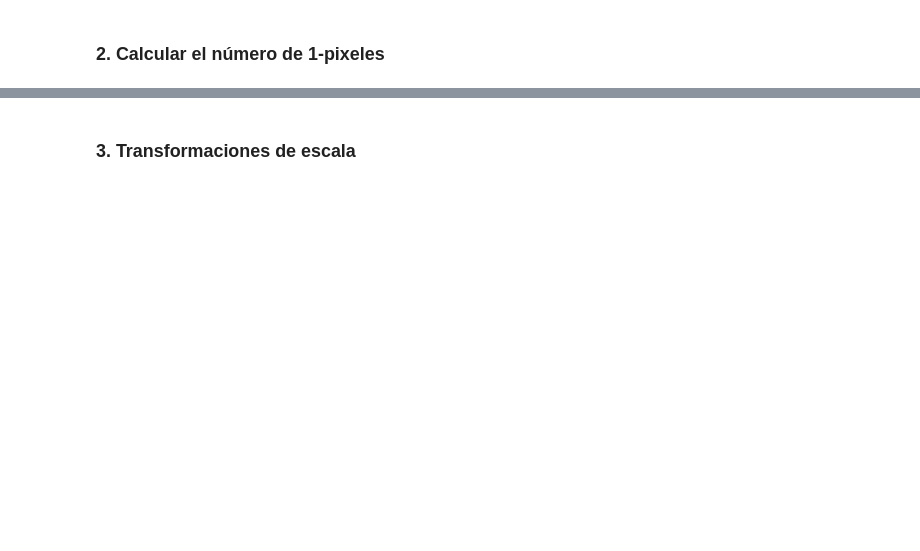
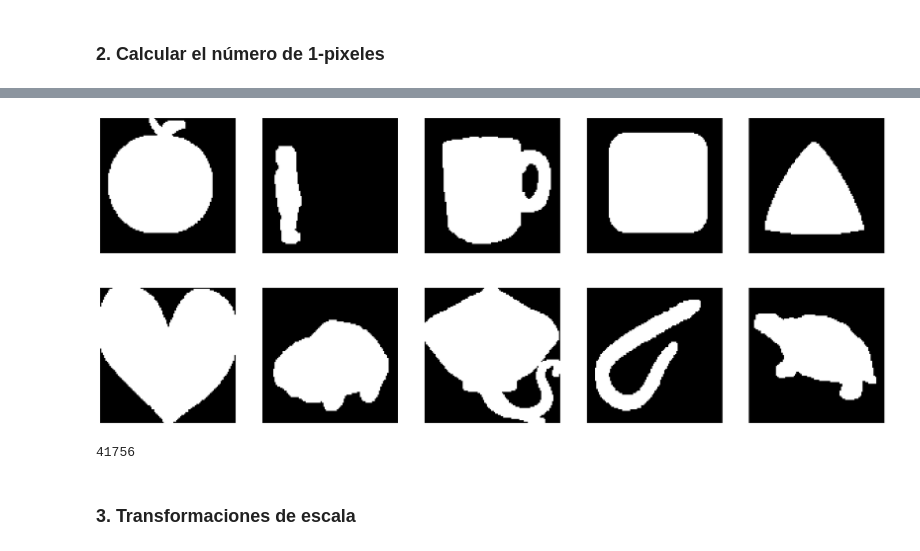
Before and after one commit to P4R-D4RK/Examen_Tarea2_Graficacion, a Jupyter notebook: Code.ipynb, the cells around one changed output, grey strips where cells are left out. Cells and saved outputs as stored; diff of their text form; code cells hidden in the pictures; blank space fills up the shorter version.

```diff
--- a/Code.ipynb
+++ b/Code.ipynb
@@ -3,30 +34,29 @@
+# %%
+resized_images = []
+for image in images:
+    resized_image = np.array(skimage.transform.resize(image,(100,100)))
+    resized_image[resized_image != 0] = 1
+    resized_images.append(resized_image)
+
+showImages(resized_images)
+# %% [output]
+[figure, added]
 # %%
-import plotly.graph_objects as go
-import cv2
+def count_one_pixels(image):
+    return np.count_nonzero(image)
 
-names = ['apple-1.png','bird-1.png', 'children-1.png', 'cup-1.png', 'device3-1.png',
-         'device4-1.png', 'Heart-1.png', 'personal_car-1.png', 'ray-1.png', 'sea_snake-1.png']
-
-images = []
 n_pixels = []
-
-# Cargar y guardar las imagenes binarias
-for name in names:
-    fullName = 'images/' + name
-    images.append(cv2.imread(fullName, cv2.IMREAD_GRAYSCALE))
-
-# Contar los píxeles con valor de 1
-for image in images:
-    n_pixels.append(cv2.countNonZero(image))
-
-
-# for i in range(len(n_pixels)):
-#     print(names[i],' - ',n_pixels[i])
+for image in resized_images:
+    n_pixels.append(count_one_pixels(image))
 
 fig = go.Figure(data=[go.Table(header=dict(values=['Imagen', 'Cantidad de 1-píxeles'], line_color='darkslategray',
                 fill_color='gray', font=dict(color='white', size=12)),
-                 cells=dict(values=[names, n_pixels], line_color='darkslategray',
+                cells=dict(values=[names, n_pixels], line_color='darkslategray',
                 fill_color='lightgray', font=dict(color='black', size=12)))])
 fig.show()
+
+count_one_pixels(resized_images)
+# %% [output]
+41756
 # %% [markdown]
 ### 3. Transformaciones de escala
```
Also changed, not shown: parts of 25 cells of this notebook, 3 other files.
